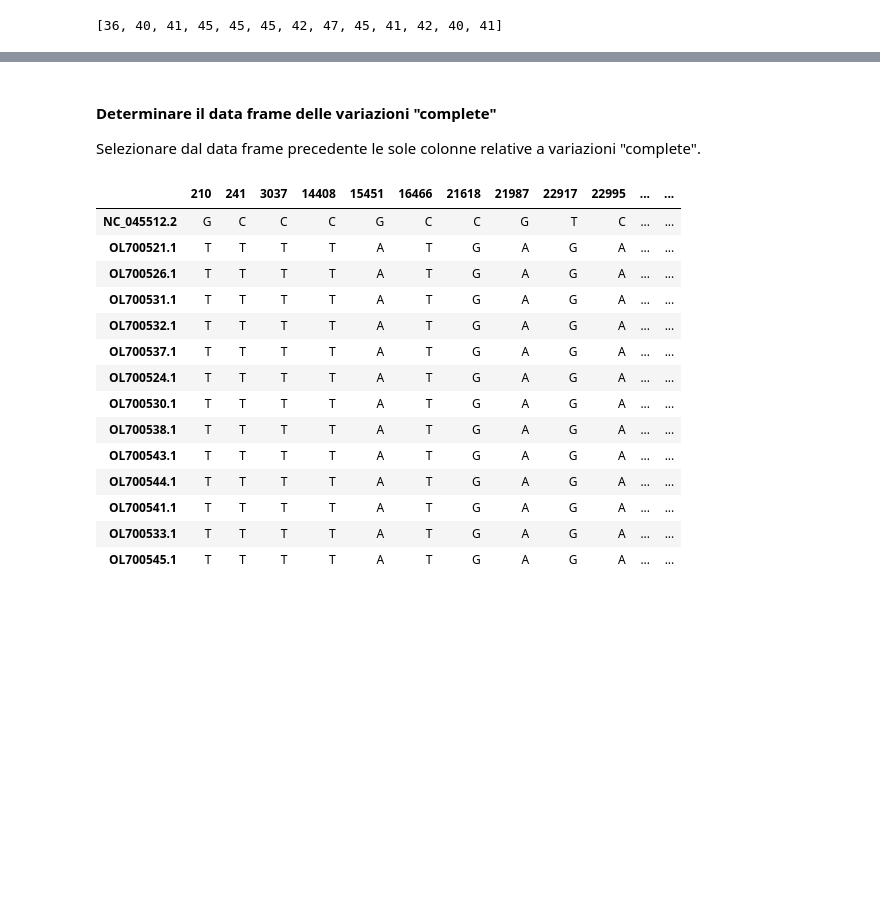
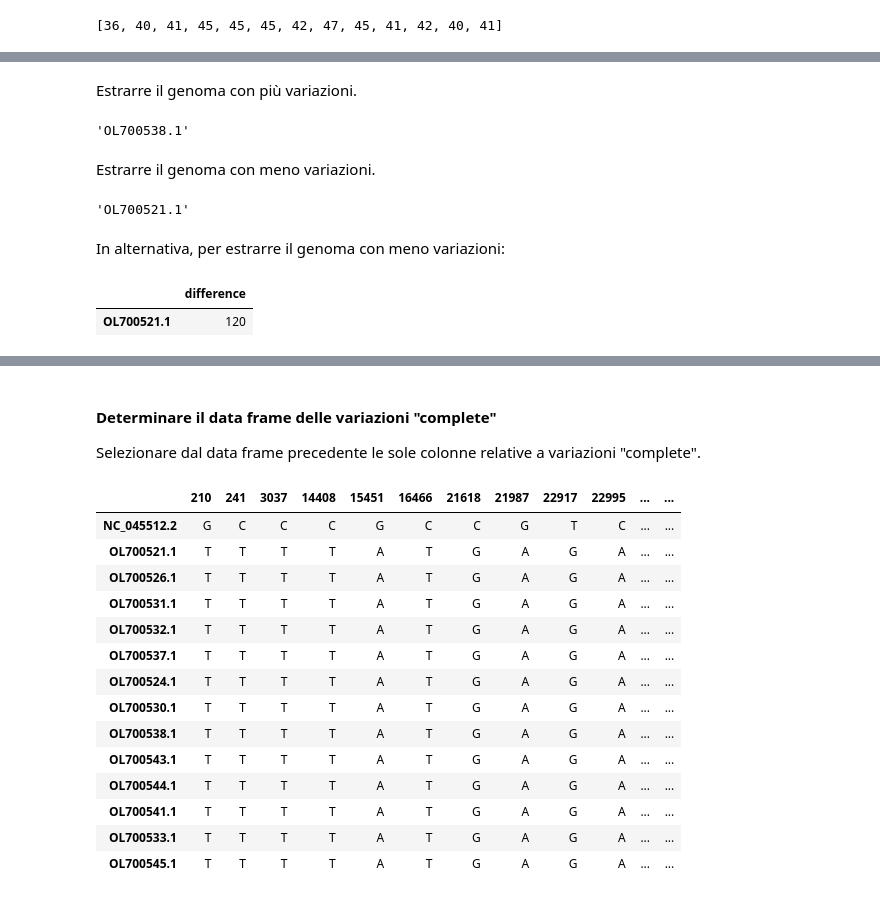
Before and after one commit to bioinformatica-corso/lezioni, a Jupyter notebook: laboratorio/lezione17-09dic21/esercizio4-biopython.ipynb, the cells around one changed output, grey strips where cells are left out. Cells and saved outputs as stored; diff of their text form; code cells hidden in the pictures; blank space fills up the shorter version.

```diff
--- a/laboratorio/lezione17-09dic21/esercizio4-biopython.ipynb
+++ b/laboratorio/lezione17-09dic21/esercizio4-biopython.ipynb
@@ -129,6 +139,12 @@ presenta un più lungo suffisso di soli simboli `-` di lunghezza `g=5` (seconda
         GTGTCATGTTTT
         GTGTCATG-TTT
         GTGTCATGTTTT
+# %%
+gap_list = [re.findall('-+$', str(row.seq)) for row in alignment]
+gap_size_list = [len(gap[0]) for gap in gap_list if gap]
+gap_size_list[:0] = [0]
+trailing_gaps = max(gap_size_list)
+alignment = [row[:len(row)-trailing_gaps] for row in alignment]
 # %%
 alignment
 # %% [output]
@@ -148,6 +164,8 @@ alignment
  SeqRecord(seq=Seq('TCTCTTGTAGATCTGTTCTCTAAACGAACTTTAAAATCTGTGTGGCTGTCACTC...AGA', SingleLetterAlphabet()), id='OL700545.1', name='<unknown name>', description='OL700545.1', dbxrefs=[])]
 # %% [markdown]
 #### Creare la lista degli identificatori dei genomi
+# %%
+index_list = [row.id for row in alignment]
 # %%
 index_list
 # %% [output]
@@ -171,6 +189,25 @@ index_list
 - `key`: posizione 1-based della variazione (posizione della colonna nell'allineamento in input)
 
 - `value`: lista dei simboli allineati coinvolti nella variazione (il primo simbolo deve essere quello del reference, mentre se un genoma non presenta una differenza con il reference si deve inserire la stringa vuota)
+# %%
+df_data = {}
+
+reference = alignment.pop(0)
+
+for (i,c) in enumerate(reference):
+    variant_list = []
+    is_variant = False
+    for row in alignment:
+        variant = ''
+        if row[i] != c and row[i] in {'A', 'C', 'G', 'T'}:
+            is_variant = True
+            variant = row[i]
+
+        variant_list.append(variant)
+
+    if is_variant:
+        variant_list[:0] = [c]
+        df_data[str(i+leading_gaps+1)] = variant_list
 # %%
 df_data
 # %% [output]
@@ -198,3 +235,7 @@ df_data
+# %%
+import pandas as pd
+
+df = pd.DataFrame(df_data, index = index_list)
 # %%
 df
 # %% [output]
@@ -230,0 +277,20 @@ variants_per_genome
+# %% [markdown]
+Estrarre il genoma con più variazioni.
+# %%
+index_list[variants_per_genome.index(max(variants_per_genome))+1]
+# %% [output]
+'OL700538.1'
+# %% [markdown]
+Estrarre il genoma con meno variazioni.
+# %%
+index_list[variants_per_genome.index(min(variants_per_genome))+1]
+# %% [output]
+'OL700521.1'
+# %% [markdown]
+In alternativa, per estrarre il genoma con meno variazioni:
+# %%
+null_df = pd.DataFrame((df == '').sum(axis=1), columns=['difference'])
+null_df[1:][null_df[1:]['difference'] == null_df[1:]['difference'].max()]
+# %% [output]
+|  | difference |
+| OL700521.1 | 120 |
```
Also changed, not shown: parts of 16 cells of this notebook.
